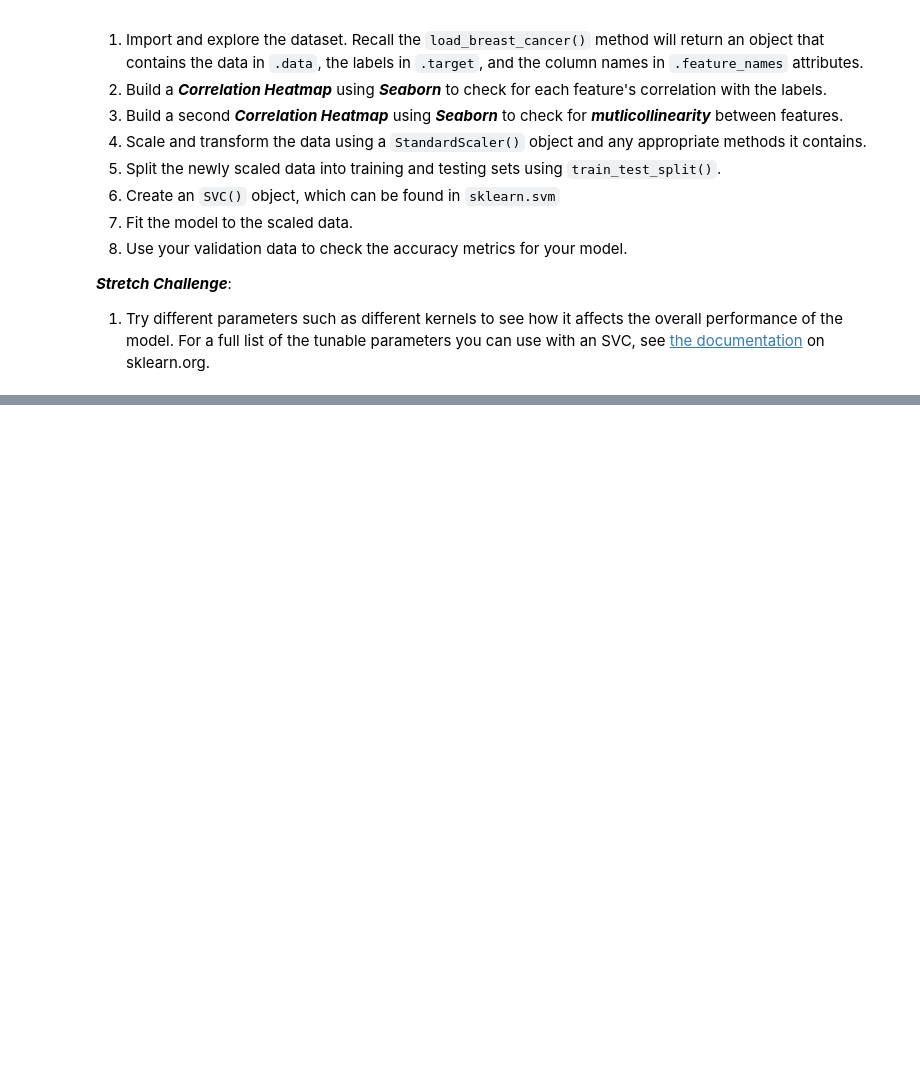
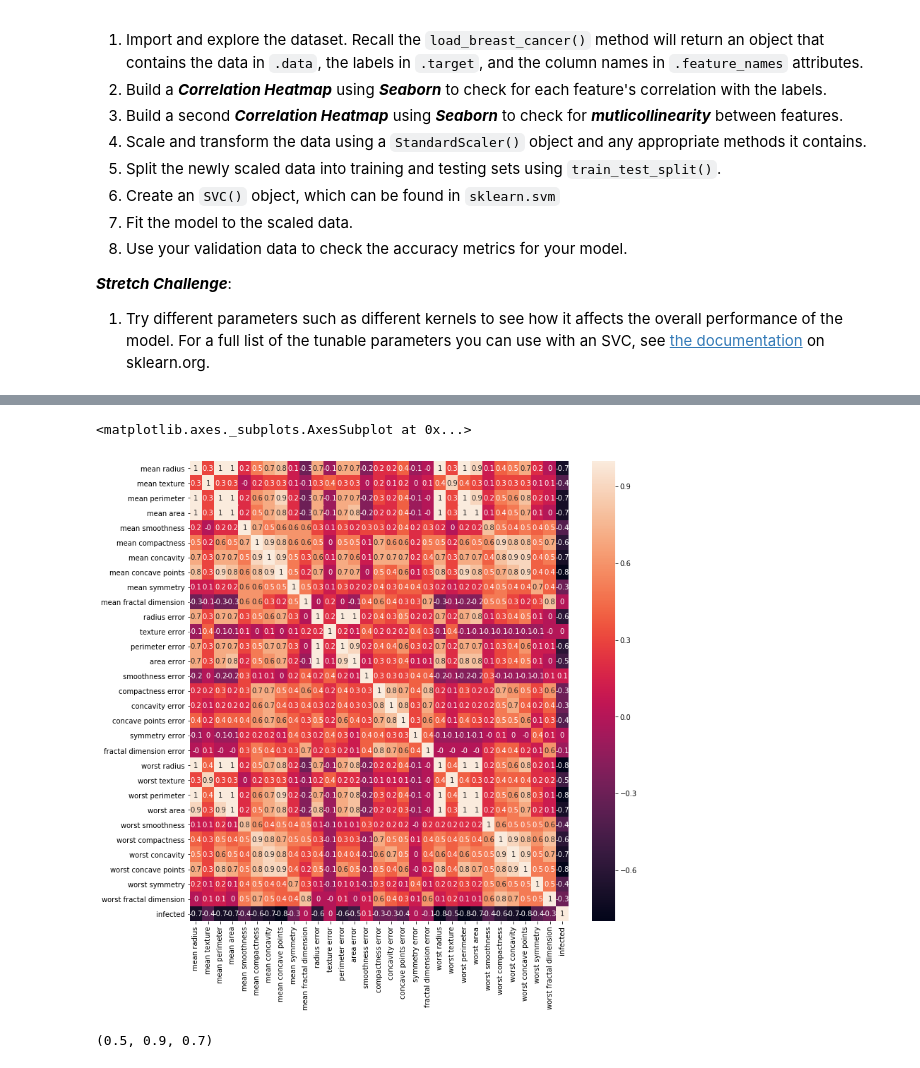
Before and after one commit to jshams/DS-2.1-machine-learning, a Jupyter notebook: assignments/08_Support_Vector_Machines.ipynb, the cells around one changed output, grey strips where cells are left out. Drawn from its saved outputs; the diff is of its cells as text; code cells hidden in the pictures; blank space fills up the shorter version.

```diff
--- a/assignments/08_Support_Vector_Machines.ipynb
+++ b/assignments/08_Support_Vector_Machines.ipynb
@@ -94,0 +110,7 @@ array(['mean radius', 'mean texture', 'mean perimeter', 'mean area',
+# %%
+correlation_matrix = df.corr().round(1)
+plt.figure(figsize=(12,12))
+sns.heatmap(data=correlation_matrix, annot=True)
+# %% [output]
+<matplotlib.axes._subplots.AxesSubplot at 0x...>
+[figure, added]
@@ -94,0 +125,4 @@ array(['mean radius', 'mean texture', 'mean perimeter', 'mean area',
+# %%
+correlation_matrix['mean area']['mean compactness'] ,correlation_matrix['mean compactness']['mean concavity'], correlation_matrix['mean concavity']['mean area']
+# %% [output]
+(0.5, 0.9, 0.7)
```
Also changed, not shown: parts of 10 cells of this notebook.
